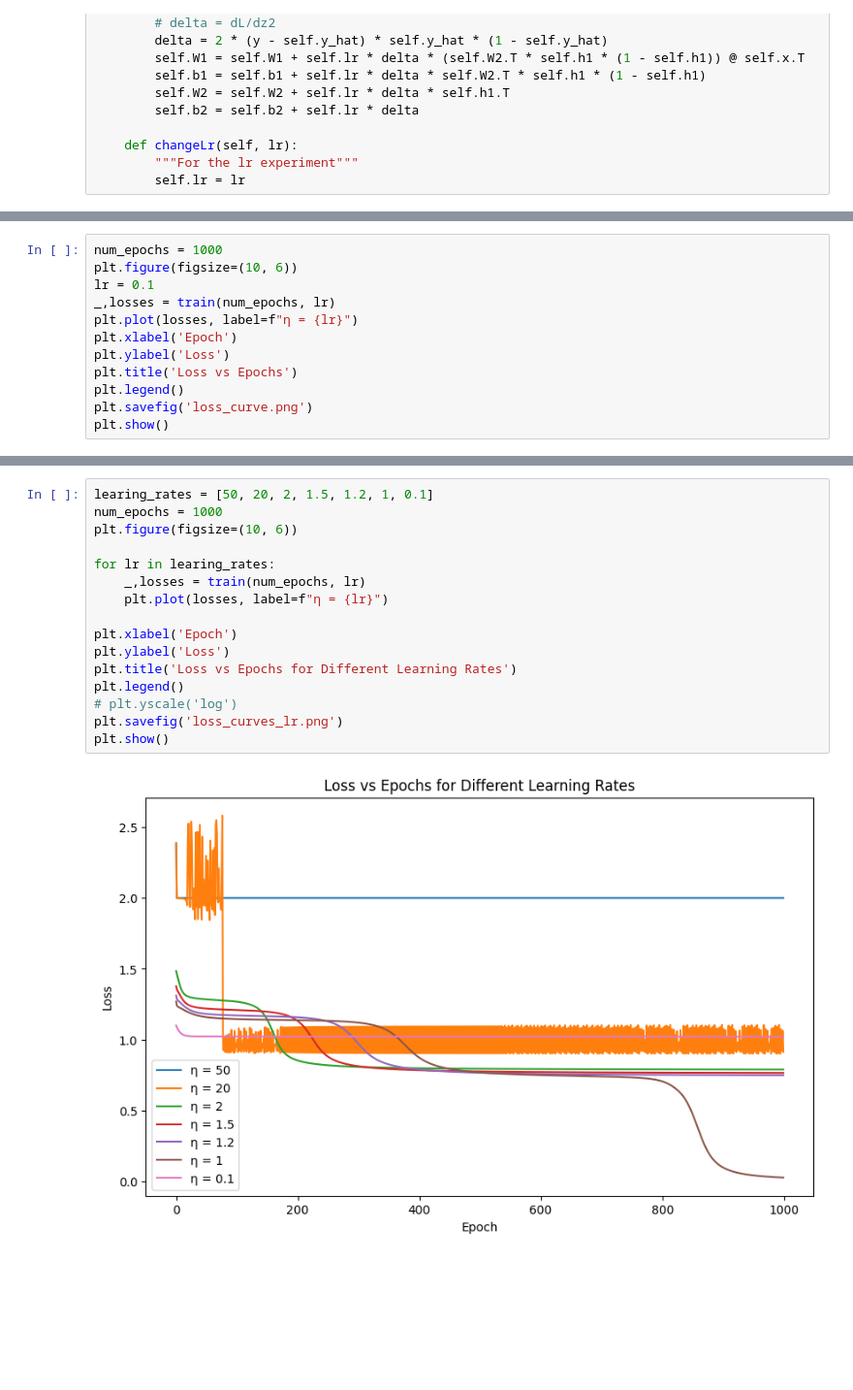
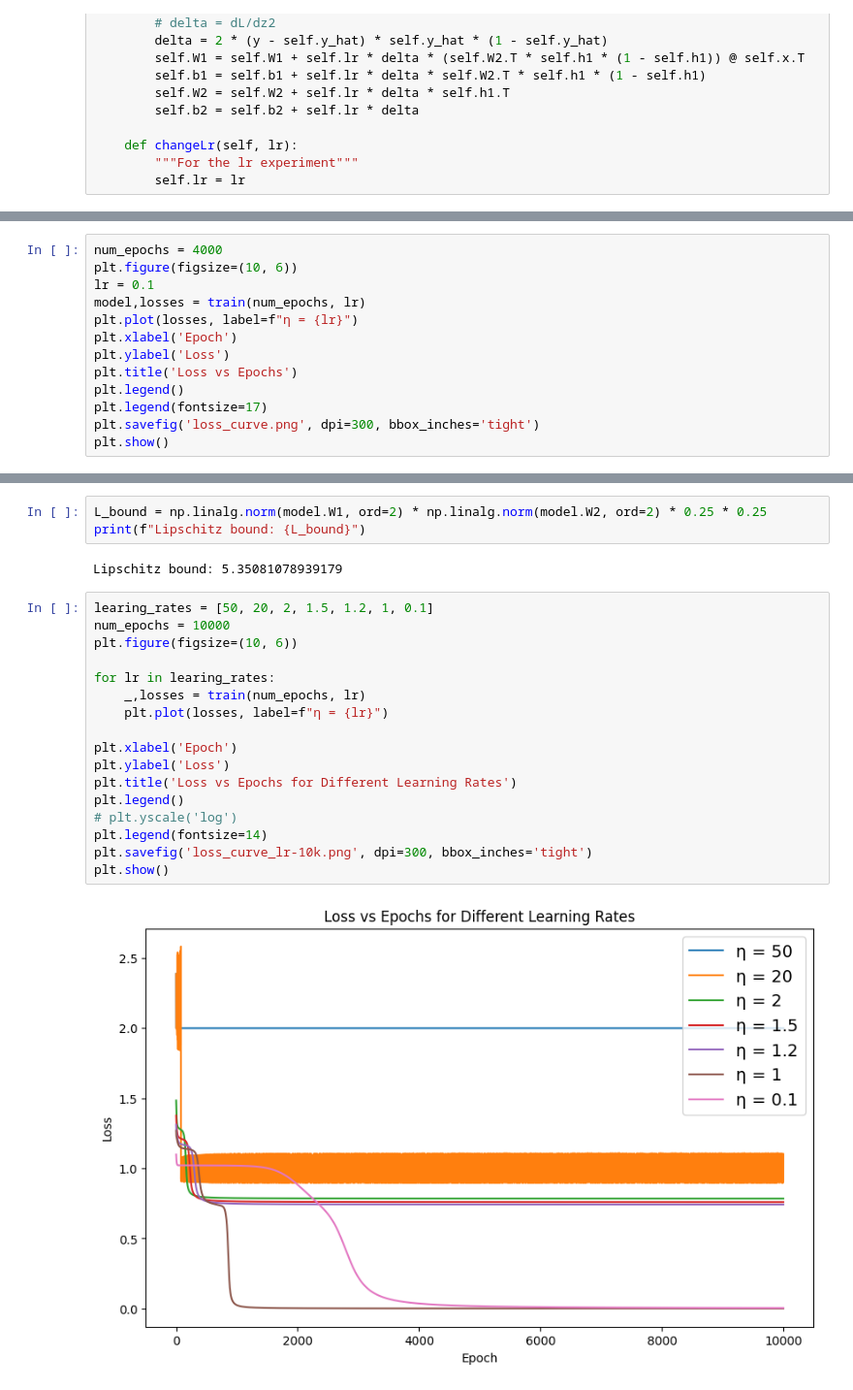
Before and after one commit to n3el-k/gradient-descent-math-ia, a Jupyter notebook: code/lr-experiment.ipynb, the cells around one changed output, grey strips where cells are left out. Shown at 97% size. Drawn from its saved outputs; the diff is of its cells as text; blank space fills up the shorter version.

```diff
--- a/code/lr-experiment.ipynb
+++ b/code/lr-experiment.ipynb
@@ -60,13 +77,14 @@ def train(num_epochs, lr):
 # %%
-num_epochs = 1000
+num_epochs = 4000
 plt.figure(figsize=(10, 6))
 lr = 0.1
-_,losses = train(num_epochs, lr)
+model,losses = train(num_epochs, lr)
 plt.plot(losses, label=f"η = {lr}")
 plt.xlabel('Epoch')
 plt.ylabel('Loss')
 plt.title('Loss vs Epochs')
 plt.legend()
-plt.savefig('loss_curve.png')
+plt.legend(fontsize=17)
+plt.savefig('loss_curve.png', dpi=300, bbox_inches='tight')
 plt.show()
 # %% [output]
@@ -74,18 +92,24 @@ plt.show()
+# %%
+L_bound = np.linalg.norm(model.W1, ord=2) * np.linalg.norm(model.W2, ord=2) * 0.25 * 0.25
+print(f"Lipschitz bound: {L_bound}")
+# %% [output]
+Lipschitz bound: 5.35081078939179
 # %%
 learing_rates = [50, 20, 2, 1.5, 1.2, 1, 0.1]
-num_epochs = 1000
+num_epochs = 10000
 plt.figure(figsize=(10, 6))
 
 for lr in learing_rates:
     _,losses = train(num_epochs, lr)
     plt.plot(losses, label=f"η = {lr}")
 
 plt.xlabel('Epoch')
 plt.ylabel('Loss')
 plt.title('Loss vs Epochs for Different Learning Rates')
 plt.legend()
 # plt.yscale('log')
-plt.savefig('loss_curves_lr.png')
+plt.legend(fontsize=14)
+plt.savefig('loss_curve_lr-10k.png', dpi=300, bbox_inches='tight')
 plt.show()
 # %% [output]
-[figure, old version]
+[figure, new version]
```
Also changed, not shown: parts of 7 cells of this notebook, 6 other files.
